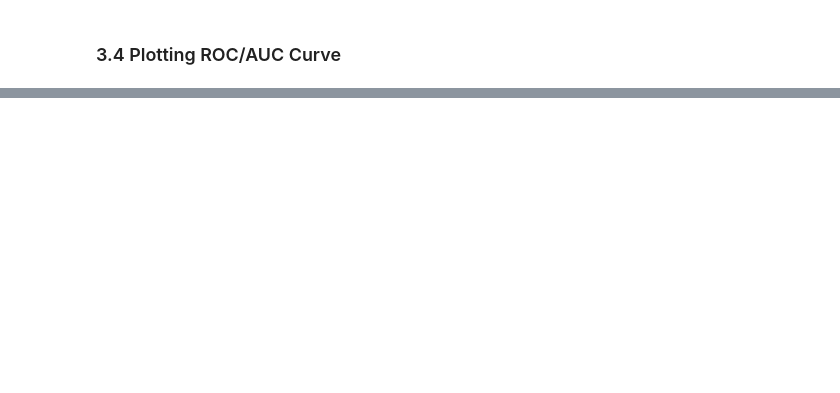
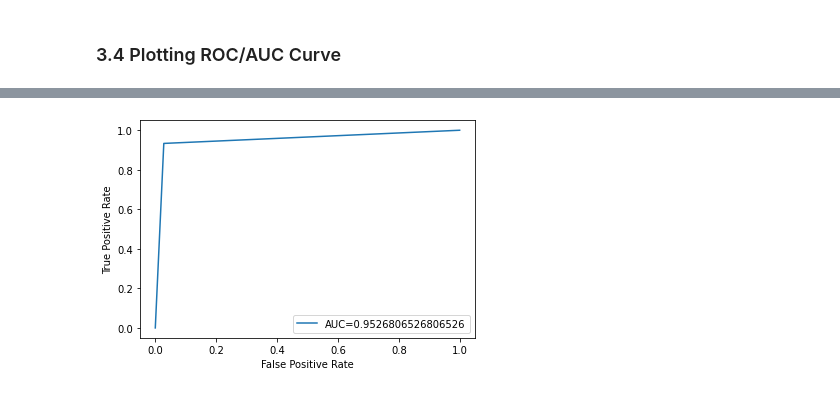
Before and after one commit to M-Abdelmegeed/COVID-19-predictor, a Jupyter notebook: Covid-19.ipynb, the cells around one changed output, grey strips where cells are left out. Cells and saved outputs as stored; diff of their text form; code cells hidden in the pictures; blank space fills up the shorter version.

Commit message:
SVM and Decision Tree

```diff
--- a/Covid-19.ipynb
+++ b/Covid-19.ipynb
@@ -245,0 +457,8 @@ plt.show()
+# %%
+from sklearn.tree import DecisionTreeClassifier
+clf = DecisionTreeClassifier()
+# Train Decision Tree Classifer
+clf = clf.fit(X_train,y_train)
+#Predict the response for test dataset
+y_pred_DT = clf.predict(X_test)
+print("Accuracy:",accuracy_score(y_test, y_pred_DT))
@@ -245,0 +489,11 @@ plt.show()
+# %%
+fpr_DT, tpr_DT, _ = roc_curve(y_test,  y_pred_DT)
+auc_DT = roc_auc_score(y_test, y_pred_DT)
+
+plt.plot(fpr_DT,tpr_DT,label="AUC="+str(auc_DT))
+plt.ylabel('True Positive Rate')
+plt.xlabel('False Positive Rate')
+plt.legend(loc=4)
+plt.show()
+# %% [output]
+[figure, added]
```
Also changed, not shown: parts of 71 cells of this notebook.
